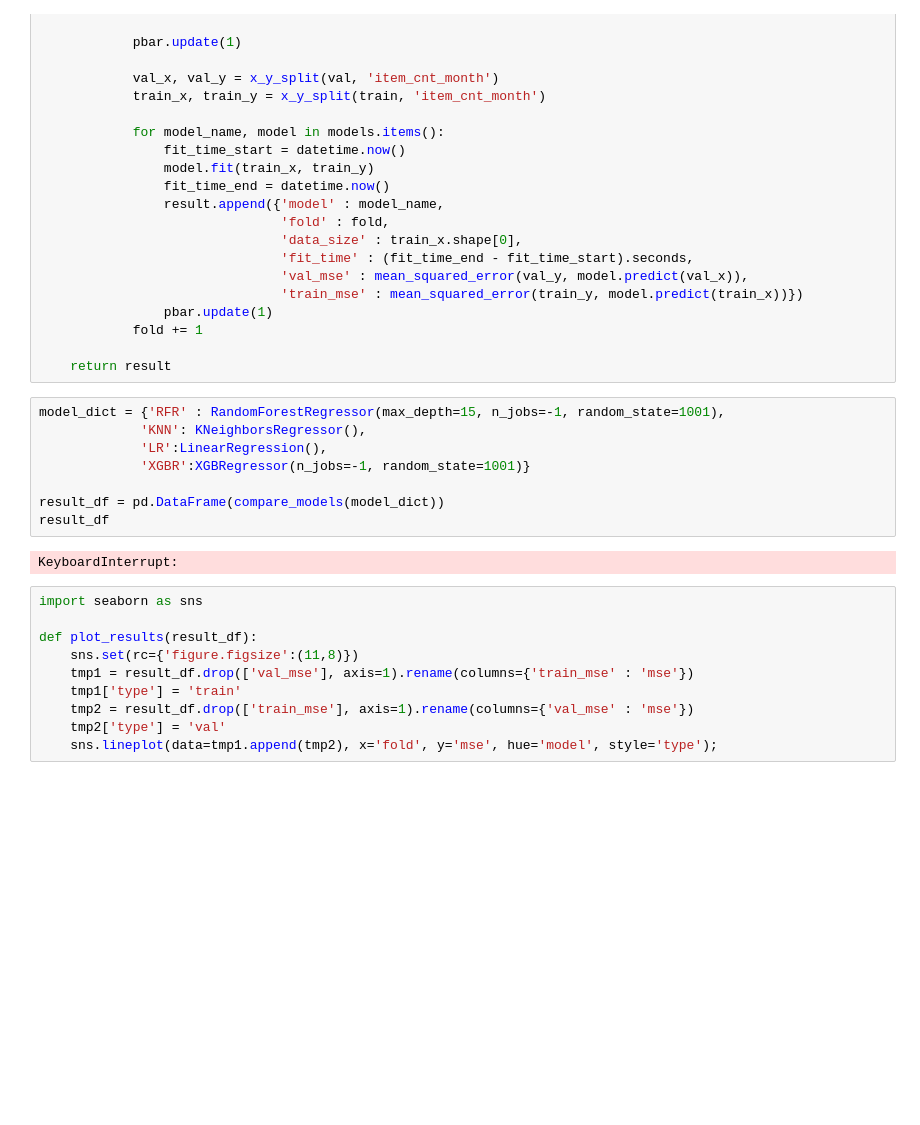
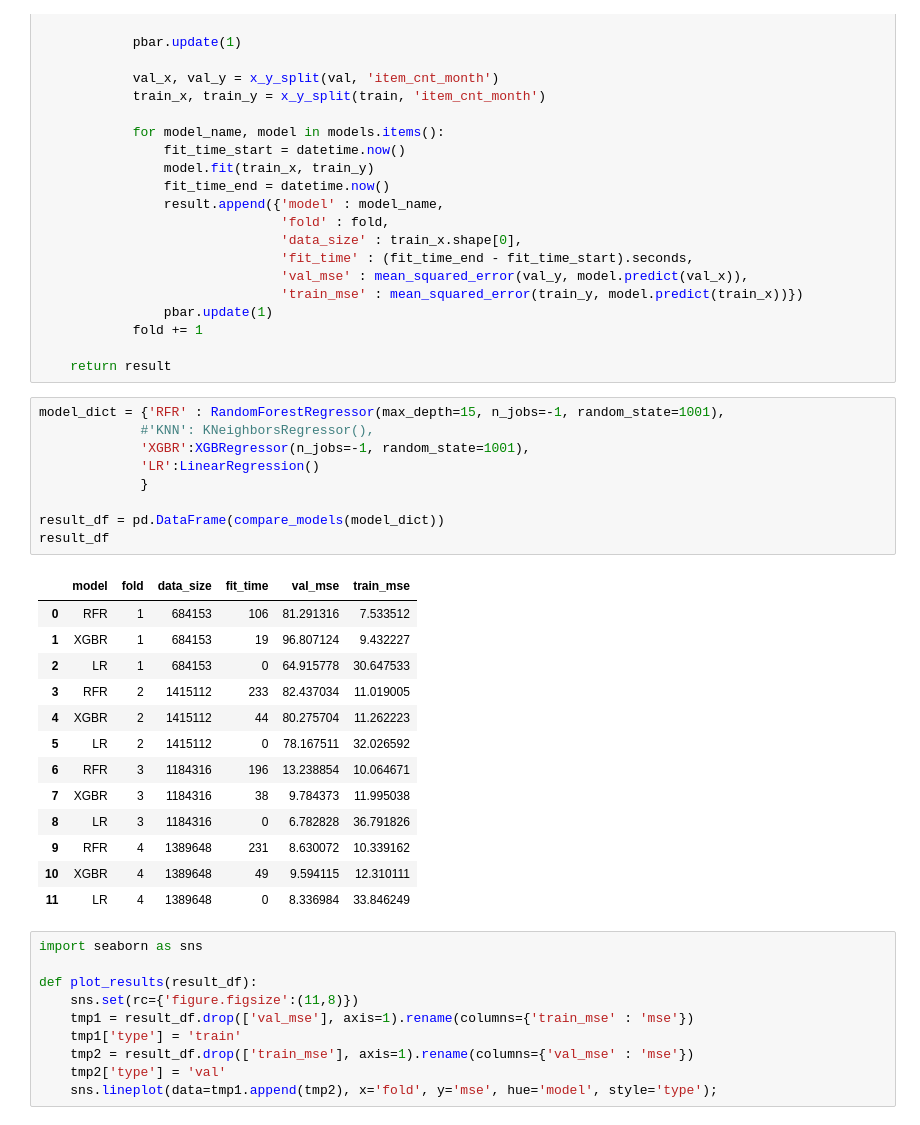
Before and after one commit to masha-mcr/DS_practice, a Jupyter notebook: future_sales_prediction/notebooks/2.2 Baseline modeling 2.ipynb, the cells around one changed output. Saved outputs shown, nothing was run; the diff lists cells and outputs as text; blank space fills up the shorter version.

```diff
--- a/future_sales_prediction/notebooks/2.2 Baseline modeling 2.ipynb
+++ b/future_sales_prediction/notebooks/2.2 Baseline modeling 2.ipynb
@@ -214,14 +193,27 @@ def compare_models(models):
     return result
 # %%
 model_dict = {'RFR' : RandomForestRegressor(max_depth=15, n_jobs=-1, random_state=1001),
-             'KNN': KNeighborsRegressor(),
-             'LR':LinearRegression(),
-             'XGBR':XGBRegressor(n_jobs=-1, random_state=1001)}
+             #'KNN': KNeighborsRegressor(),
+             'XGBR':XGBRegressor(n_jobs=-1, random_state=1001),
+             'LR':LinearRegression()
+             }
 
 result_df = pd.DataFrame(compare_models(model_dict))
 result_df
 # %% [output]
-KeyboardInterrupt:
+|  | model | fold | data_size | fit_time | val_mse | train_mse |
+| 0 | RFR | 1 | 684153 | 106 | 81.291316 | 7.533512 |
+| 1 | XGBR | 1 | 684153 | 19 | 96.807124 | 9.432227 |
+| 2 | LR | 1 | 684153 | 0 | 64.915778 | 30.647533 |
+| 3 | RFR | 2 | 1415112 | 233 | 82.437034 | 11.019005 |
+| 4 | XGBR | 2 | 1415112 | 44 | 80.275704 | 11.262223 |
+| 5 | LR | 2 | 1415112 | 0 | 78.167511 | 32.026592 |
+| 6 | RFR | 3 | 1184316 | 196 | 13.238854 | 10.064671 |
+| 7 | XGBR | 3 | 1184316 | 38 | 9.784373 | 11.995038 |
+| 8 | LR | 3 | 1184316 | 0 | 6.782828 | 36.791826 |
+| 9 | RFR | 4 | 1389648 | 231 | 8.630072 | 10.339162 |
+| 10 | XGBR | 4 | 1389648 | 49 | 9.594115 | 12.310111 |
+| 11 | LR | 4 | 1389648 | 0 | 8.336984 | 33.846249 |
 # %%
 import seaborn as sns
 
```
Also changed, not shown: parts of 61 cells of this notebook, 1 other file.
